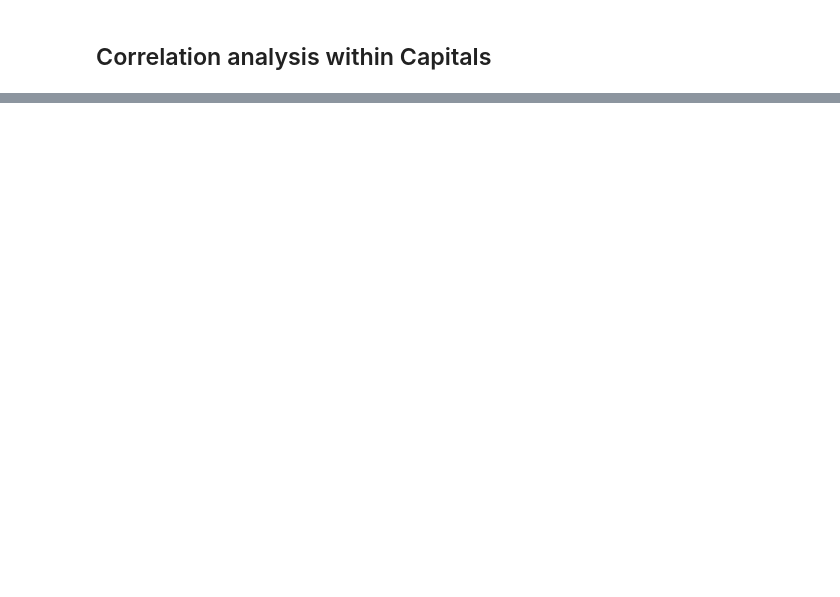
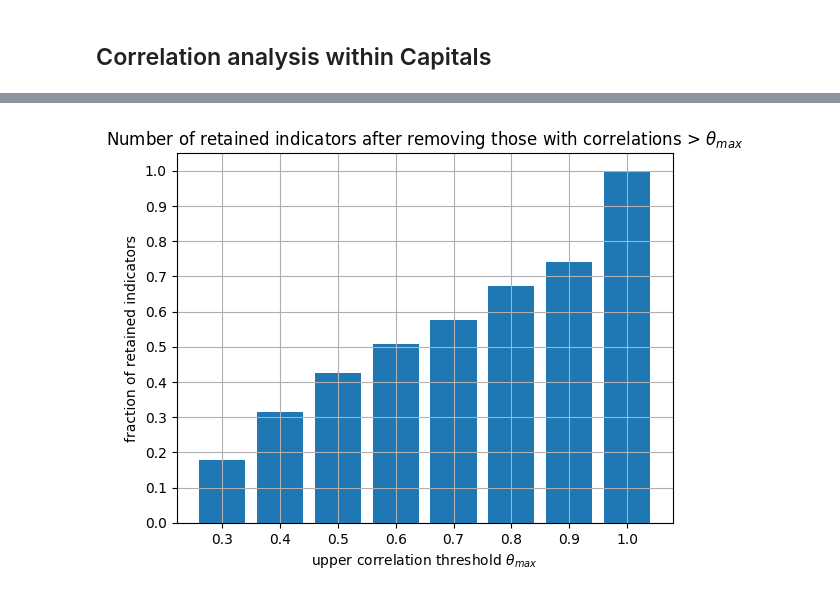
Before and after one commit to B-Lab-Switzerland/sipi-data-analysis, a Jupyter notebook: notebooks/Country_Level/correlation_analysis.ipynb, the cells around one changed output, grey strips where cells are left out. Saved outputs shown, nothing was run; the diff lists cells and outputs as text; code cells hidden in the pictures; blank space fills up the shorter version.

```diff
--- a/notebooks/Country_Level/correlation_analysis.ipynb
+++ b/notebooks/Country_Level/correlation_analysis.ipynb
@@ -303 +348,28 @@ for cap in four_capitals:
+# %%
+corr_thrsh = [i/10 for i in range(3,11)]
+len_keepers = []
+for thr in corr_thrsh:
+    keepers = ca.drop_strong_correlations(thr)
+    len_keepers.append(len(set([elm for sl in [l for k, l in keepers.items()] for elm in sl])))
+
+# Compute maximum for normalization
+max_count = max(len_keepers)
+fractions = [count / max_count for count in len_keepers]
+
+fig, ax = plt.subplots()
+ax.bar(range(len(corr_thrsh)),height=fractions)
+ax.grid(True)
+
+ax.set_xticks(range(len(corr_thrsh)))
+ax.set_xticklabels(corr_thrsh)
+ax.set_xlabel(r"upper correlation threshold $\theta_{max}$")
+
+ax.set_yticks([i/10 for i in range(11)])
+ax.set_yticklabels([i/10 for i in range(11)])
+ax.set_ylabel("fraction of retained indicators")
+
+ax.set_title(r"Number of retained indicators after removing those with correlations > $\theta_{max}$")
+plt.show()
+# %% [output]
+[figure, added]
 # %%
```
Also changed, not shown: parts of 32 cells of this notebook, 13 other files.
